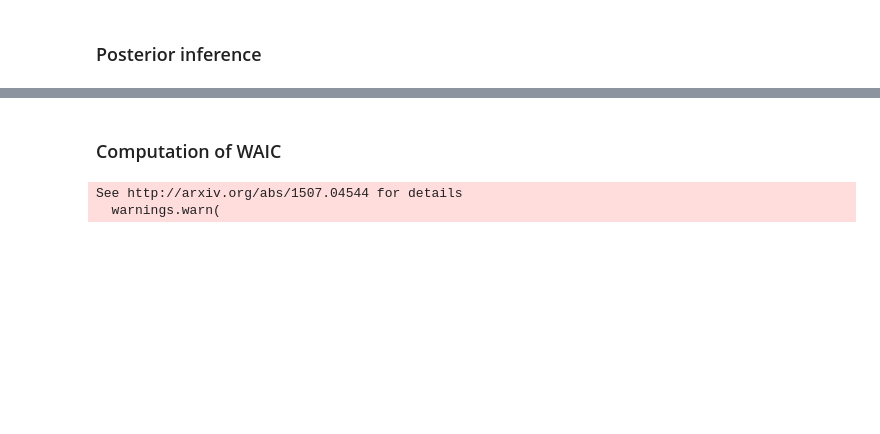
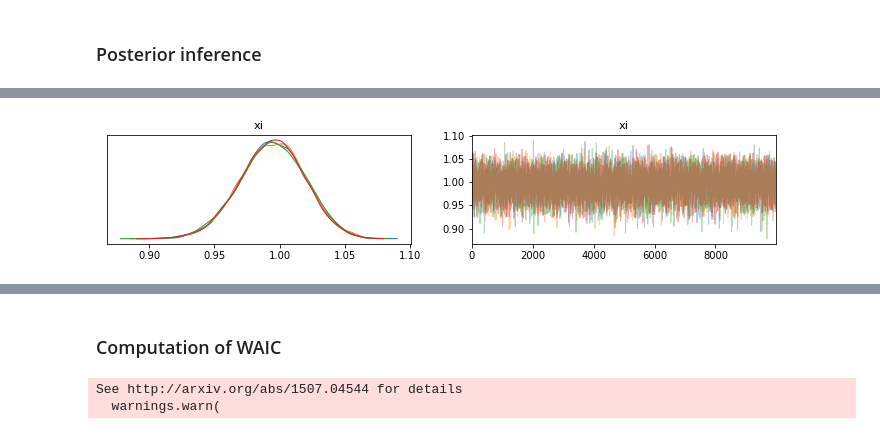
Before and after one commit to richilazza99/bayesian-project, a Jupyter notebook: Model_fixed_clusters.ipynb, the cells around one changed output, grey strips where cells are left out. Drawn from its saved outputs; the diff is of its cells as text; code cells hidden in the pictures; blank space fills up the shorter version.

```diff
--- a/Model_fixed_clusters.ipynb
+++ b/Model_fixed_clusters.ipynb
@@ -390,0 +388,7 @@ array([[[ 0.254975  ,  0.63922   ],
+# %%
+az.plot_trace(fit_clus_az,var_names=["xi"],
+              compact = False
+             )
+plt.show()
+# %% [output]
+[figure, added]
```
Also changed, not shown: parts of 23 cells of this notebook.
